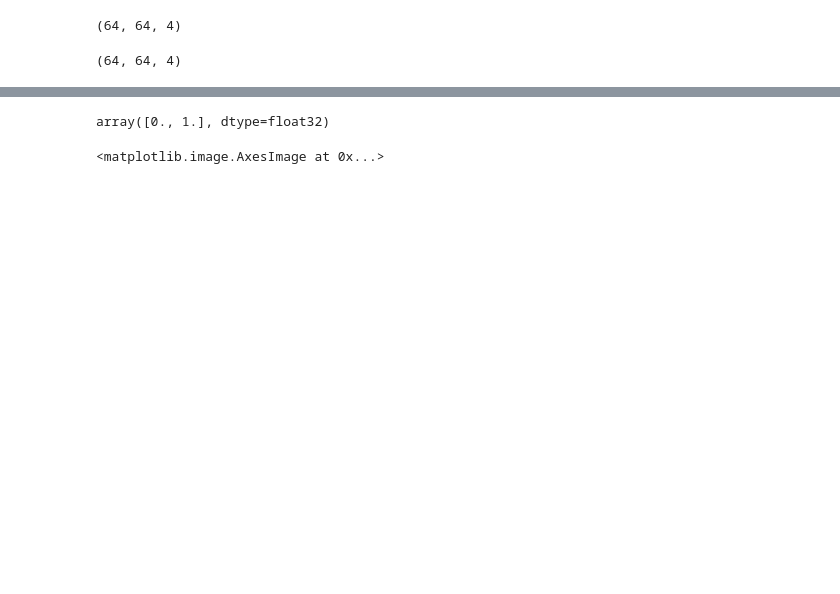
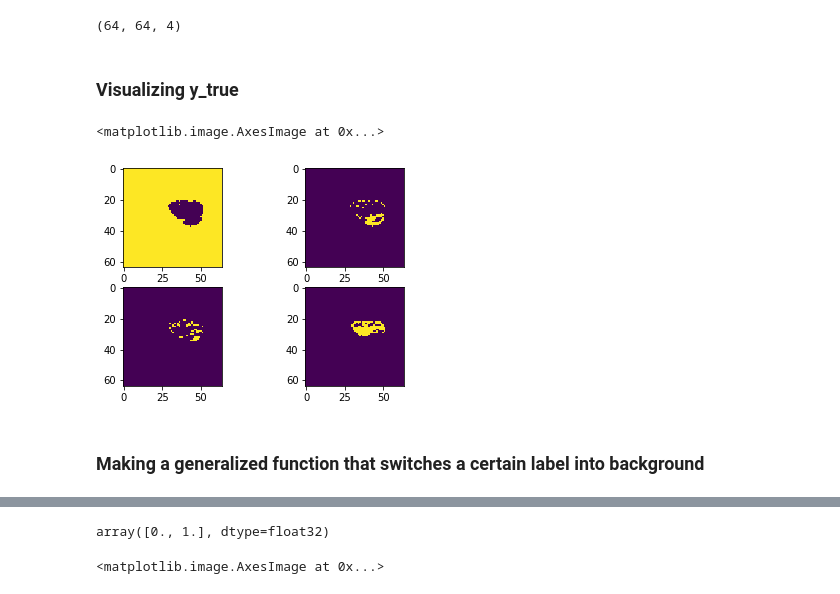
Before and after one commit to jungsunyoo/AdvImgSeg, a Jupyter notebook: AdvImg_apr17.ipynb, the cells around one changed output, grey strips where cells are left out. Cells and saved outputs as stored; diff of their text form; code cells hidden in the pictures; blank space fills up the shorter version.

```diff
--- a/AdvImg_apr17.ipynb
+++ b/AdvImg_apr17.ipynb
@@ -118,18 +125,3 @@ y_label = creating_y_label(y_sample)
 y_label.shape
 # %% [output]
 (64, 64, 4)
-# %%
-def targeted_label(label): # 일단은 다 0으로 만드는 adversarial attack
-    label[label < 50] = 0
-    label[(label >= 50) & (label < 112.5)] = 75
-    label[(label >= 112.5) & (label < 187.5)] = 150
-    label[label >= 187.5] = 225
-    label[label==75] = 0
-    label[label==150] = 0
-    label[label==225] = 0
-    label = to_categorical(label, num_classes=num_classes)
-    return label
-y_targeted = targeted_label(y_sample)
-y_targeted.shape
-# %% [output]
-(64, 64, 4)
@@ -135,0 +131,17 @@ y_targeted.shape
+# %% [markdown]
+### Visualizing y_true
+# %%
+plt.title('Y_TRUE')
+plt.subplot(2,2,1)
+plt.imshow(y_label[:,:,0])
+plt.subplot(2,2,2)
+plt.imshow(y_label[:,:,1])
+plt.subplot(2,2,3)
+plt.imshow(y_label[:,:,2])
+plt.subplot(2,2,4)
+plt.imshow(y_label[:,:,3])
+# %% [output]
+<matplotlib.image.AxesImage at 0x...>
+[figure, added]
+# %% [markdown]
+### Making a generalized function that switches a certain label into background
```
Also changed, not shown: parts of 41 cells of this notebook.
